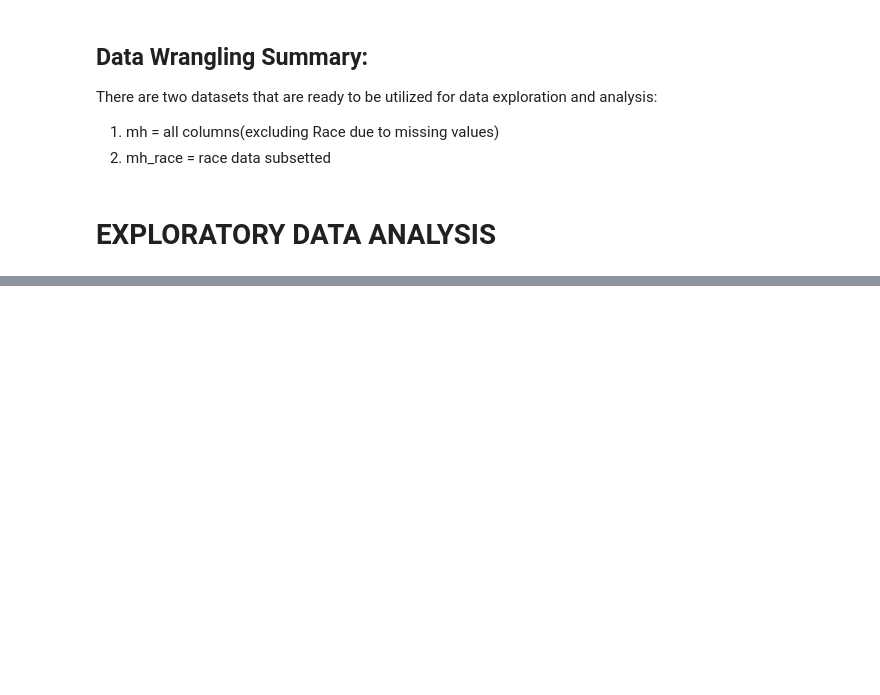
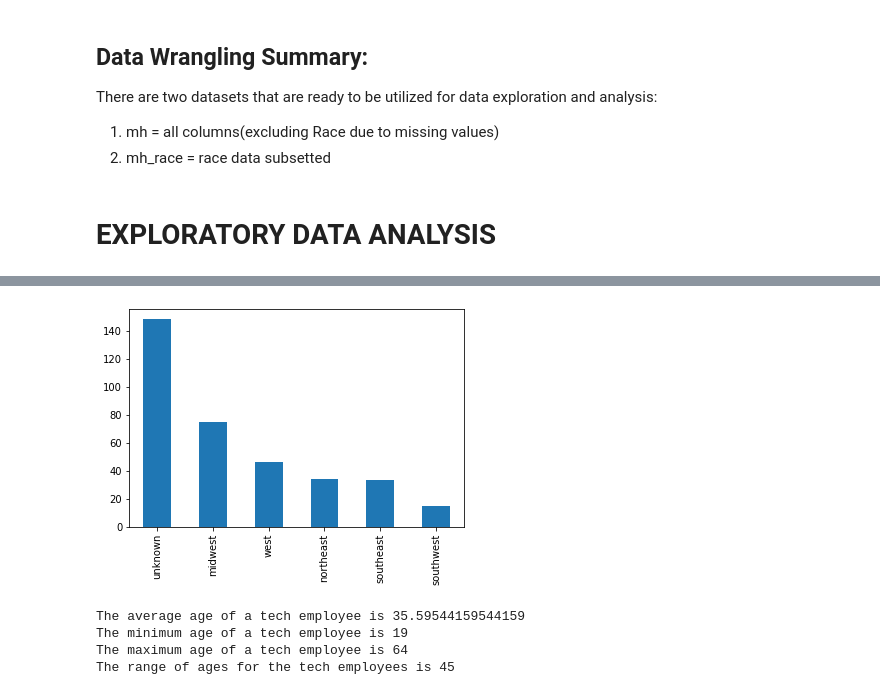
Before and after one commit to lwadzinski/MentalHealthInTech, a Jupyter notebook: MENTAL HEALTH TRENDS IN TECH - PYTHON.ipynb, the cells around one changed output, grey strips where cells are left out. Cells and saved outputs as stored; diff of their text form; code cells hidden in the pictures; blank space fills up the shorter version.

```diff
--- a/MENTAL HEALTH TRENDS IN TECH - PYTHON.ipynb
+++ b/MENTAL HEALTH TRENDS IN TECH - PYTHON.ipynb
@@ -849,0 +924,5 @@ There are two datasets that are ready to be utilized for data exploration and an
+# %%
+mentalhealth.WorkingState_Territory.value_counts().plot.bar()
+plt.show()
+# %% [output]
+[figure, added]
@@ -849,0 +935,10 @@ There are two datasets that are ready to be utilized for data exploration and an
+# %%
+print("The average age of a tech employee is", age_mean)
+print("The minimum age of a tech employee is", age_min)
+print("The maximum age of a tech employee is", age_max)
+print("The range of ages for the tech employees is", age_range)
+# %% [output]
+The average age of a tech employee is 35.59544159544159
+The minimum age of a tech employee is 19
+The maximum age of a tech employee is 64
+The range of ages for the tech employees is 45
```
Also changed, not shown: parts of 28 cells of this notebook.
